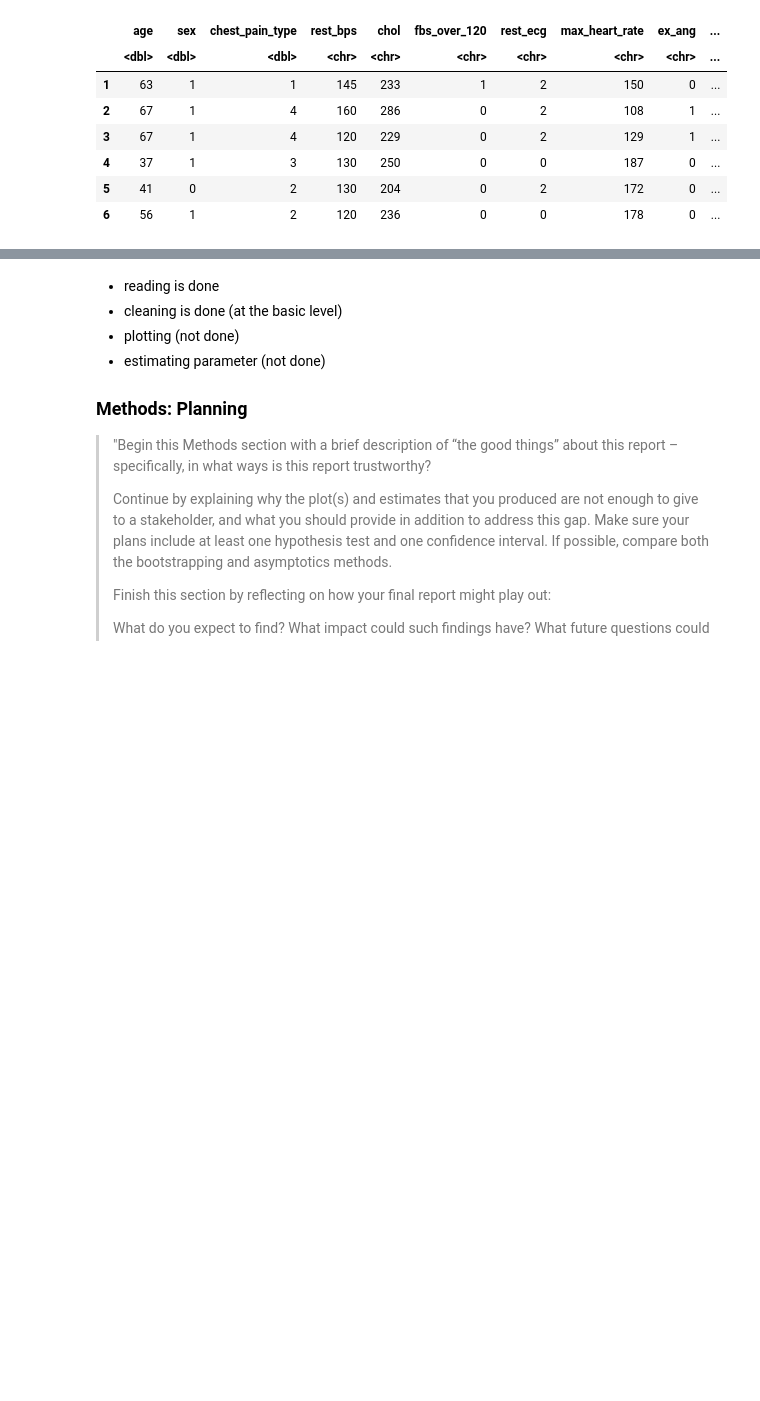
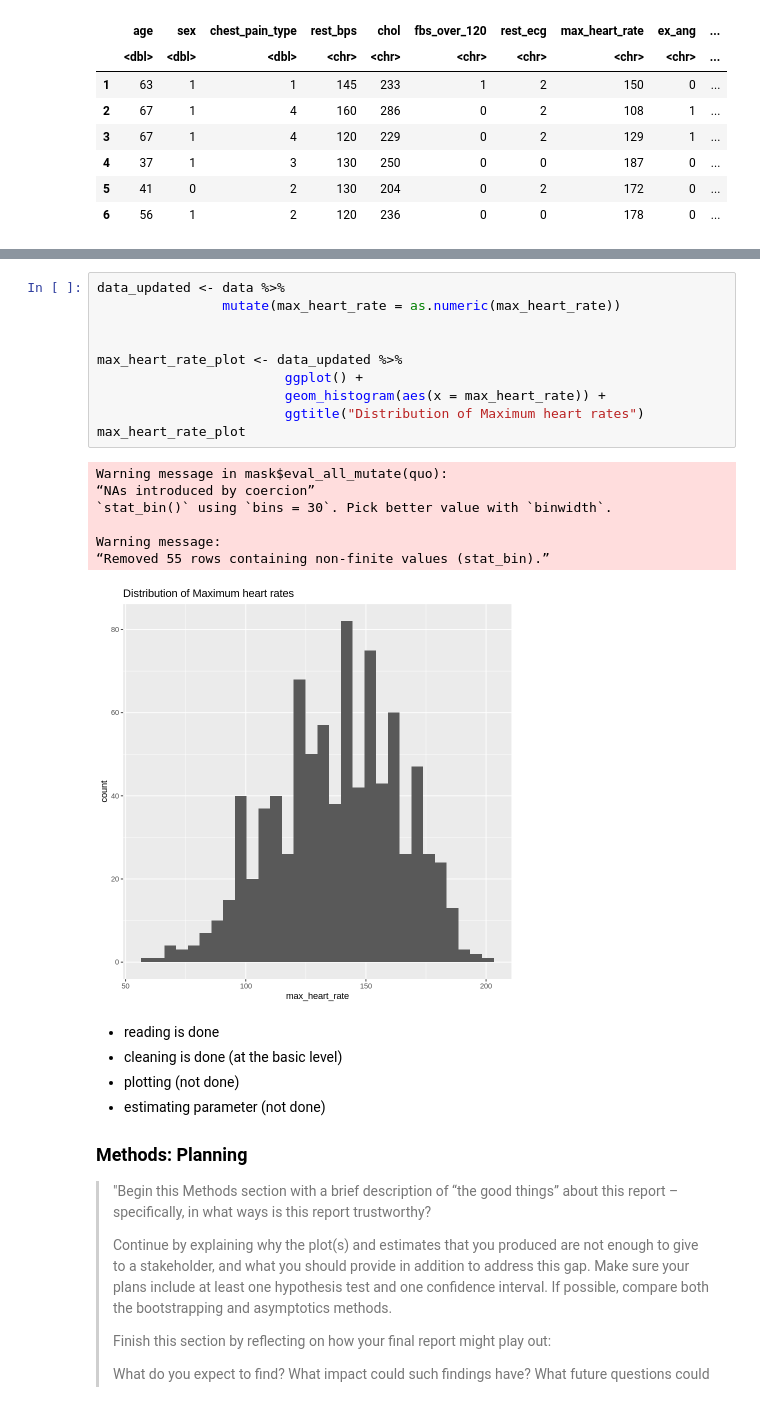
Before and after one commit to glenren/stat_201_group_47, a Jupyter notebook: project_proposal.ipynb, the cells around one changed output, grey strips where cells are left out. Saved outputs shown, nothing was run; the diff lists cells and outputs as text; blank space fills up the shorter version.

Commit message:
histogram
added histogram of heart rates - not finished yet

```diff
--- a/project_proposal.ipynb
+++ b/project_proposal.ipynb
@@ -87,6 +87,24 @@ A data.frame: 6 × 15
 | 4 | 37 | Male | Non-Anginal Pain | 130 | 250 | False | Normal | 187 | No | ... |
 | 5 | 41 | Female | Atypical Angina | 130 | 204 | False | Left Ventricular Hypertrophy | 172 | No | ... |
 | 6 | 56 | Male | Atypical Angina | 120 | 236 | False | Normal | 178 | No | ... |
+# %%
+data_updated <- data %>%
+                mutate(max_heart_rate = as.numeric(max_heart_rate))
+
+
+max_heart_rate_plot <- data_updated %>%
+                        ggplot() +
+                        geom_histogram(aes(x = max_heart_rate)) +
+                        ggtitle("Distribution of Maximum heart rates")
+max_heart_rate_plot
+# %% [output]
+Warning message in mask$eval_all_mutate(quo):
+“NAs introduced by coercion”
+`stat_bin()` using `bins = 30`. Pick better value with `binwidth`.
+
+Warning message:
+“Removed 55 rows containing non-finite values (stat_bin).”
+[figure, added]
 # %% [markdown]
 * reading is done
 * cleaning is done (at the basic level)
```
